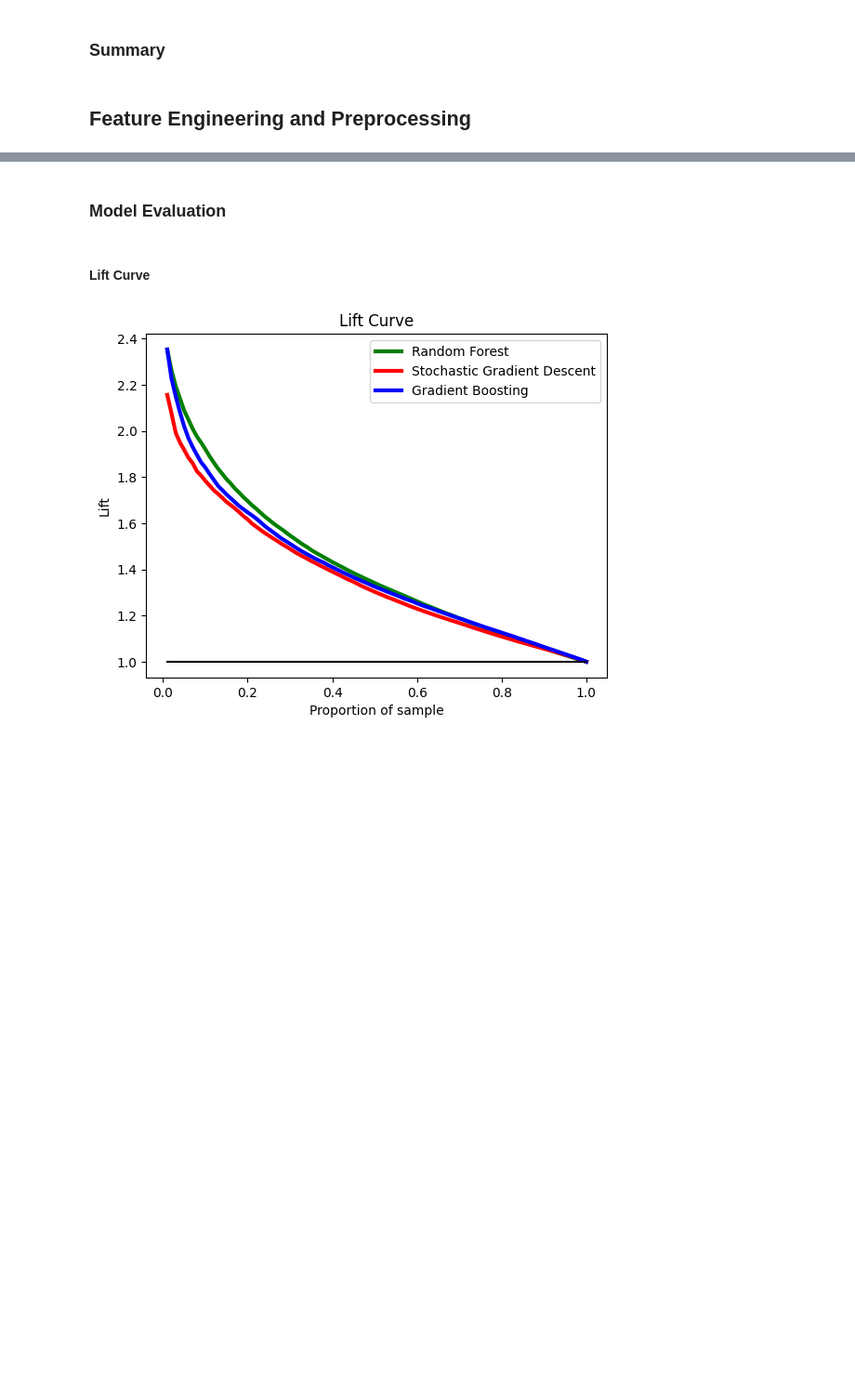
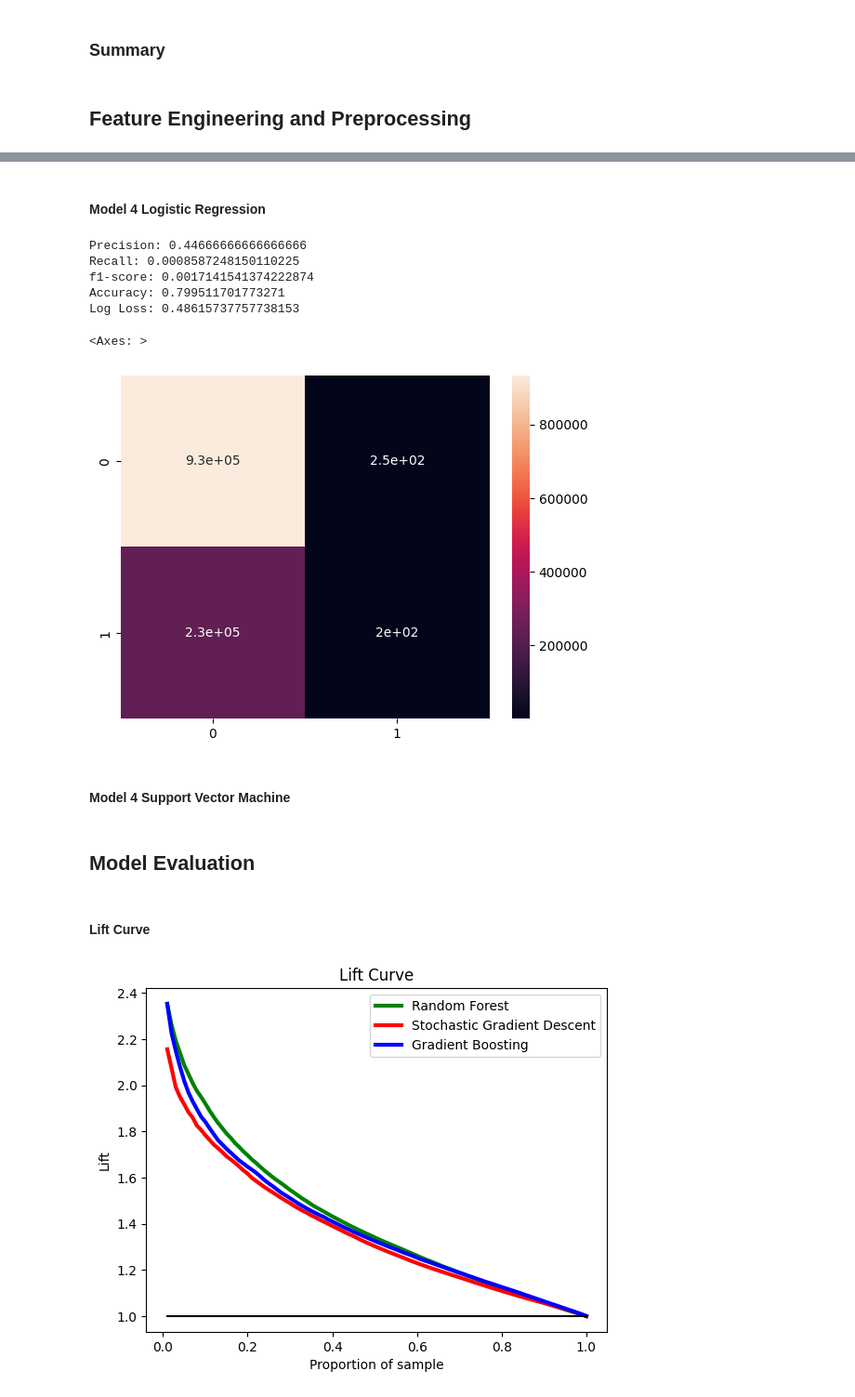
Before and after one commit to samuelleehope/ID5059_Flight_Prediction, a Jupyter notebook: ID5059Project1_Submission.ipynb, the cells around one changed output, grey strips where cells are left out. Shown at 93% size. Saved outputs shown, nothing was run; the diff lists cells and outputs as text; code cells hidden in the pictures; blank space fills up the shorter version.

```diff
--- a/ID5059Project1_Submission.ipynb
+++ b/ID5059Project1_Submission.ipynb
@@ -499,0 +527,39 @@ Log Loss: 0.49589884046288785
+# %% [markdown]
+#### Model 4 Logistic Regression
+# %%
+lr_pipeline = Pipeline([
+    ('preprocessor', preprocessor),
+    ('classifier', LogisticRegression())
+])
+
+threshold = 0.5
+
+lr_pipeline.fit(X_train,y_train)
+
+y_scores_lr = lr_pipeline.predict_proba(X_val)
+y_predictions_lr = np.where(y_scores_lr[:,1]>=threshold,1,0)
+conf_mat = confusion_matrix(y_val, y_predictions_lr)
+
+precision = conf_mat[1,1]/sum(conf_mat[:,1]) if sum(conf_mat[:,1])>0 else 'Undefined'
+recall = conf_mat[1,1]/sum(conf_mat[1,:])
+accuracy = (conf_mat[0,0]+conf_mat[1,1])/(sum(conf_mat[0,:])+sum(conf_mat[1,:]))
+f1_score = 2*precision*recall/(precision+recall)
+logloss = log_loss(y_val, y_scores_lr)
+
+
+print(f'Precision: {precision}')
+print(f'Recall: {recall}')
+print(f'f1-score: {f1_score}')
+print(f'Accuracy: {accuracy}')
+print(f'Log Loss: {logloss}')
+sns.heatmap(conf_mat, annot=True)
+# %% [output]
+Precision: 0.44666666666666666
+Recall: 0.0008587248150110225
+f1-score: 0.0017141541374222874
+Accuracy: 0.799511701773271
+Log Loss: 0.48615737757738153
+<Axes: >
+[figure, added]
+# %% [markdown]
+#### Model 4 Support Vector Machine
@@ -500,5 +593,5 @@ Log Loss: 0.49589884046288785
 # %% [markdown]
-### Model Evaluation
+## Model Evaluation
 # %% [markdown]
 #### Lift Curve
 # %%
```
Also changed, not shown: parts of 26 cells of this notebook.
